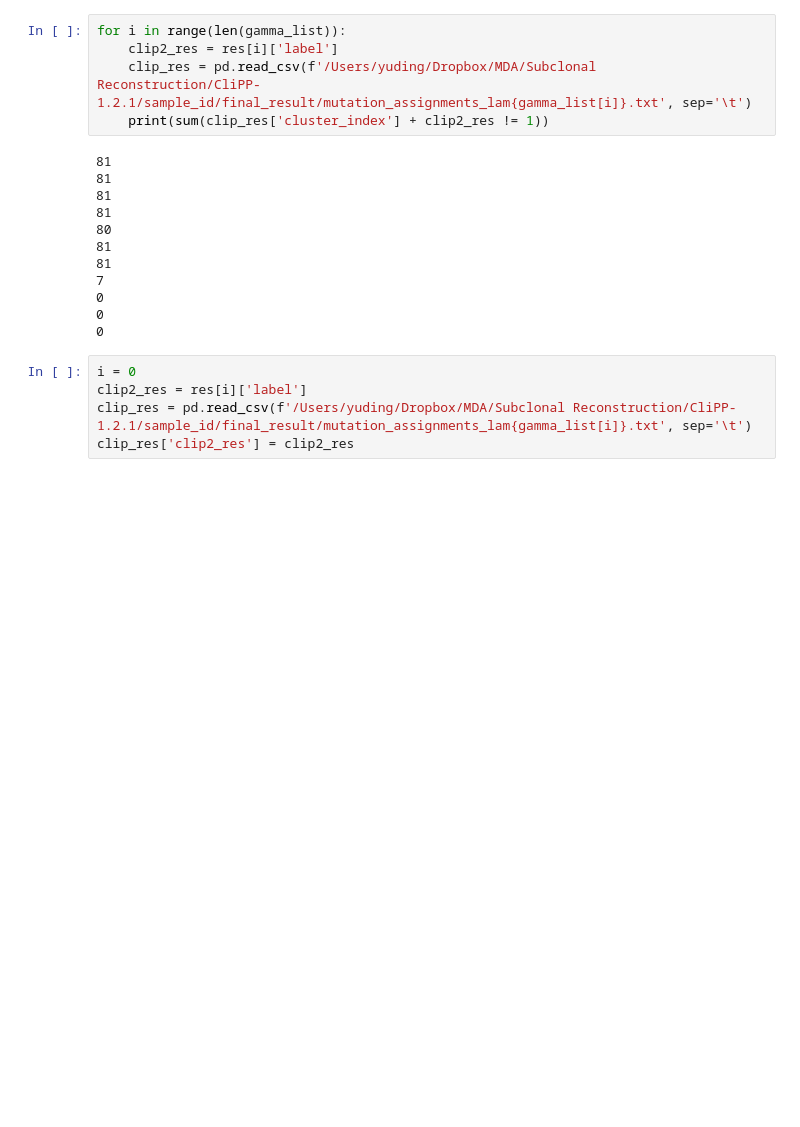
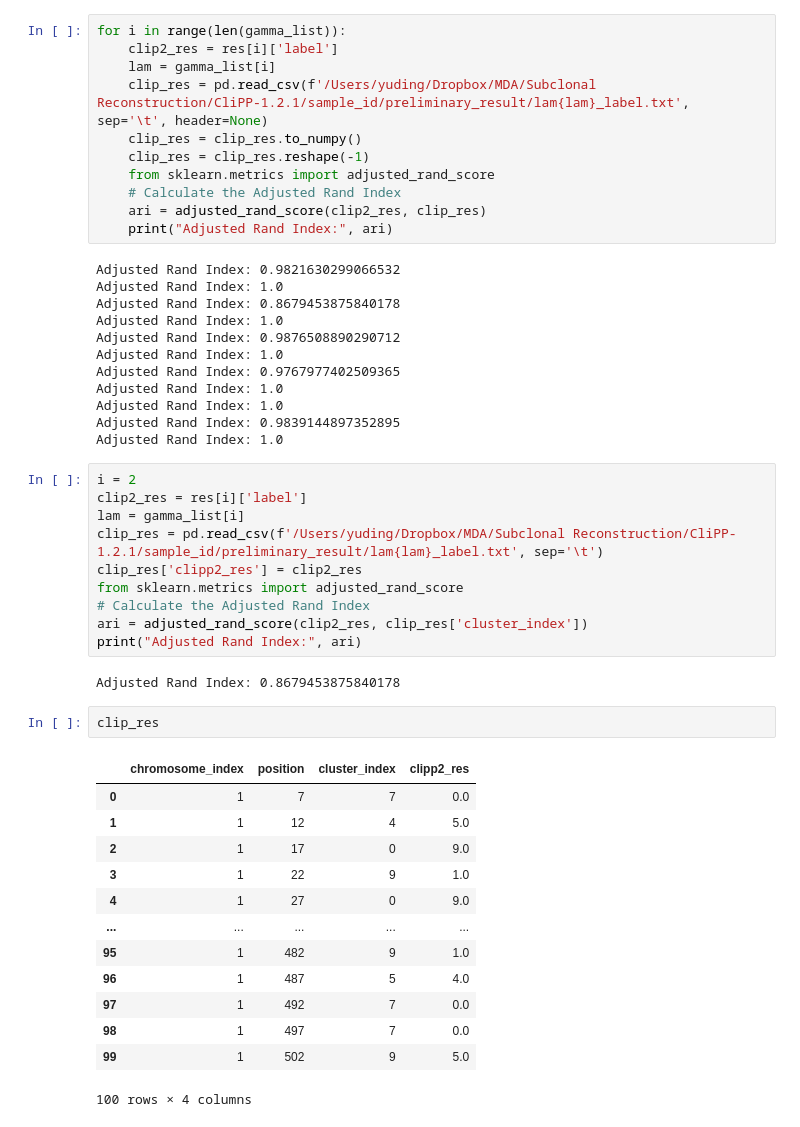
Before and after one commit to yuadamding/Multi_Region_CliPP, a Jupyter notebook: test50.ipynb, the cells around one changed output. Cells and saved outputs as stored; diff of their text form; blank space fills up the shorter version.

```diff
--- a/test50.ipynb
+++ b/test50.ipynb
@@ -32,22 +26,51 @@ ray.shutdown()
 # %%
 for i in range(len(gamma_list)):
     clip2_res = res[i]['label']
-    clip_res = pd.read_csv(f'/Users/yuding/Dropbox/MDA/Subclonal Reconstruction/CliPP-1.2.1/sample_id/final_result/mutation_assignments_lam{gamma_list[i]}.txt', sep='\t')
-    print(sum(clip_res['cluster_index'] + clip2_res != 1))
+    lam = gamma_list[i]
+    clip_res = pd.read_csv(f'/Users/yuding/Dropbox/MDA/Subclonal Reconstruction/CliPP-1.2.1/sample_id/preliminary_result/lam{lam}_label.txt', sep='\t', header=None)
+    clip_res = clip_res.to_numpy()
+    clip_res = clip_res.reshape(-1)
+    from sklearn.metrics import adjusted_rand_score
+    # Calculate the Adjusted Rand Index
+    ari = adjusted_rand_score(clip2_res, clip_res)
+    print("Adjusted Rand Index:", ari)
 # %% [output]
-81
-81
-81
-81
-80
-81
-81
-7
-0
-0
-0
+Adjusted Rand Index: 0.9821630299066532
+Adjusted Rand Index: 1.0
+Adjusted Rand Index: 0.8679453875840178
+Adjusted Rand Index: 1.0
+Adjusted Rand Index: 0.9876508890290712
+Adjusted Rand Index: 1.0
+Adjusted Rand Index: 0.9767977402509365
+Adjusted Rand Index: 1.0
+Adjusted Rand Index: 1.0
+Adjusted Rand Index: 0.9839144897352895
+Adjusted Rand Index: 1.0
 # %%
-i = 0
+i = 2
 clip2_res = res[i]['label']
-clip_res = pd.read_csv(f'/Users/yuding/Dropbox/MDA/Subclonal Reconstruction/CliPP-1.2.1/sample_id/final_result/mutation_assignments_lam{gamma_list[i]}.txt', sep='\t')
-clip_res['clip2_res'] = clip2_res
+lam = gamma_list[i]
+clip_res = pd.read_csv(f'/Users/yuding/Dropbox/MDA/Subclonal Reconstruction/CliPP-1.2.1/sample_id/preliminary_result/lam{lam}_label.txt', sep='\t')
+clip_res['clipp2_res'] = clip2_res
+from sklearn.metrics import adjusted_rand_score
+# Calculate the Adjusted Rand Index
+ari = adjusted_rand_score(clip2_res, clip_res['cluster_index'])
+print("Adjusted Rand Index:", ari)
+# %% [output]
+Adjusted Rand Index: 0.8679453875840178
+# %%
+clip_res
+# %% [output]
+|  | chromosome_index | position | cluster_index | clipp2_res |
+| 0 | 1 | 7 | 7 | 0.0 |
+| 1 | 1 | 12 | 4 | 5.0 |
+| 2 | 1 | 17 | 0 | 9.0 |
+| 3 | 1 | 22 | 9 | 1.0 |
+| 4 | 1 | 27 | 0 | 9.0 |
+| ... | ... | ... | ... | ... |
+| 95 | 1 | 482 | 9 | 1.0 |
+| 96 | 1 | 487 | 5 | 4.0 |
+| 97 | 1 | 492 | 7 | 0.0 |
+| 98 | 1 | 497 | 7 | 0.0 |
+| 99 | 1 | 502 | 9 | 5.0 |
+100 rows × 4 columns
```
Also changed, not shown: parts of 2 cells of this notebook, 23 other files.
